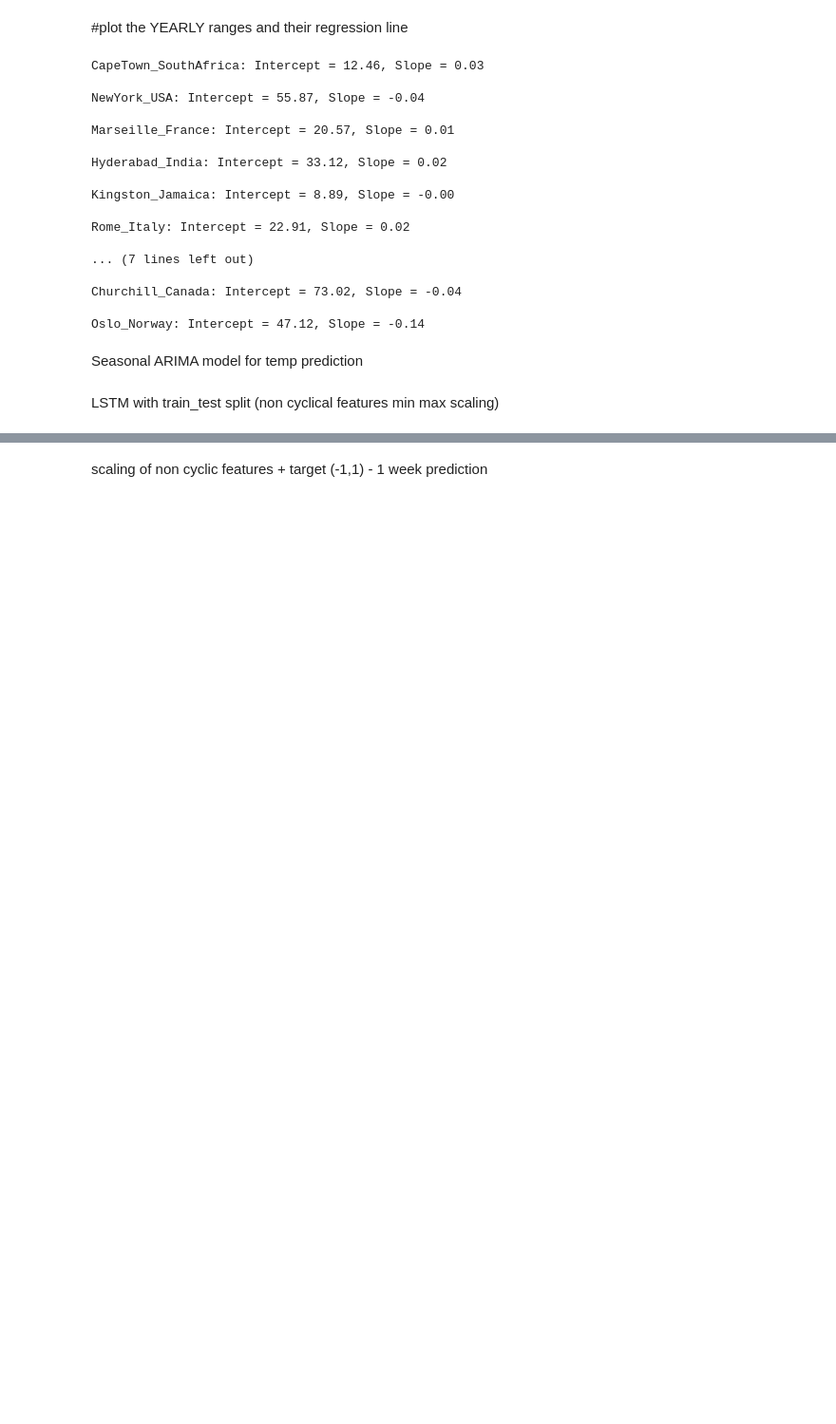
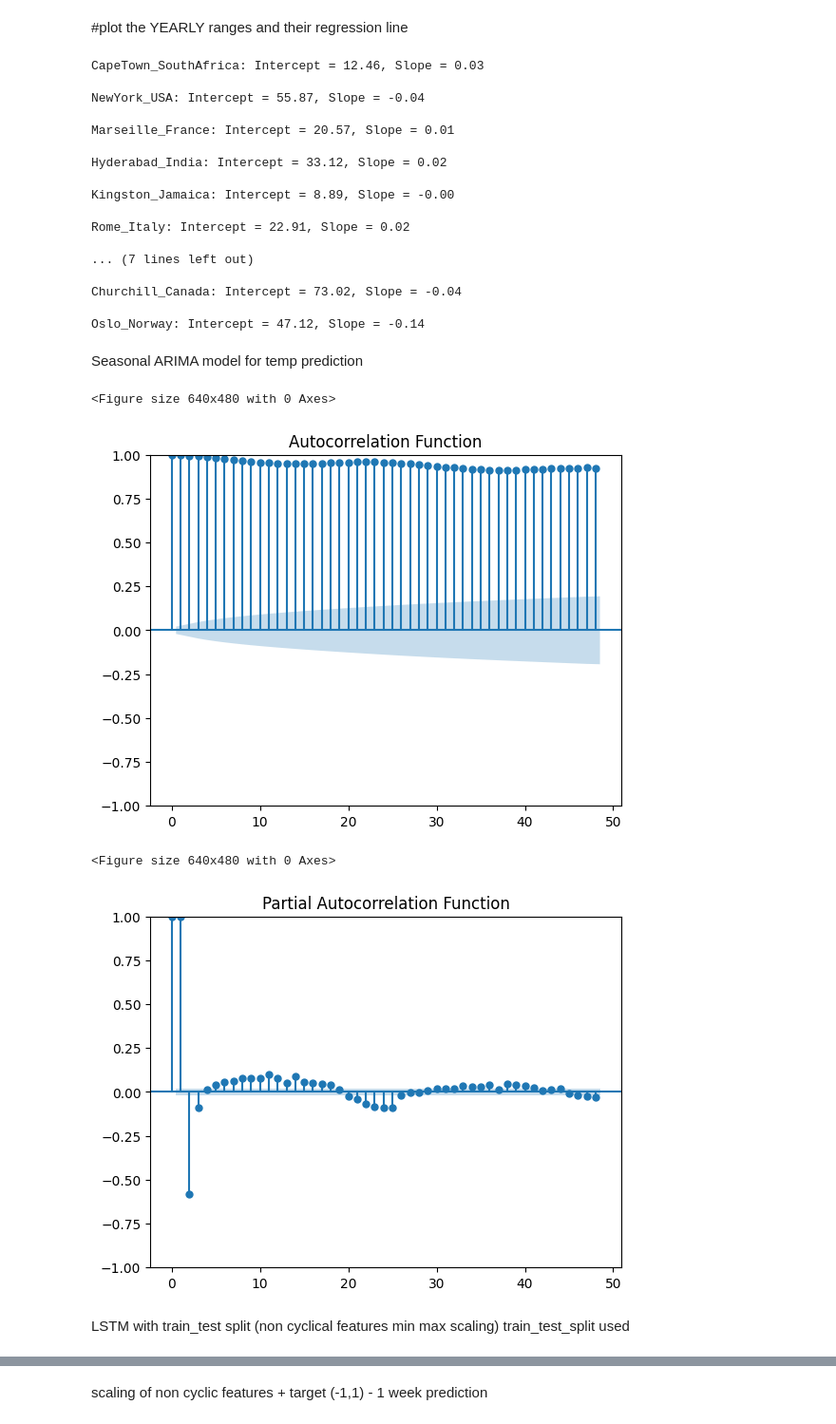
Before and after one commit to MaxTrivedi/Applied_DS_Weather, a Jupyter notebook: weather_cw.ipynb, the cells around one changed output, grey strips where cells are left out. Shown at 95% size. Saved outputs shown, nothing was run; the diff lists cells and outputs as text; code cells hidden in the pictures; blank space fills up the shorter version.

```diff
--- a/weather_cw.ipynb
+++ b/weather_cw.ipynb
@@ -857,27 +761,91 @@ Seasonal ARIMA model for temp prediction
 # %%
 import pandas as pd
 import matplotlib.pyplot as plt
 from statsmodels.tsa.statespace.sarimax import SARIMAX
 from statsmodels.graphics.tsaplots import plot_acf, plot_pacf
 import os
 import glob
+from sklearn.metrics import mean_squared_error
+from math import sqrt
+from statsmodels.tsa.stattools import adfuller
+
 
 #dictionary to store each location dataframe, filename will be the identifier
 file_paths = glob.glob("*.csv")
 
 # Define column names since the dataset does not include them
 columns = ['Year', 'Month', 'Day', 'Hour', 'Temperature', 'Precipitation', 'U_wind', 'V_wind']
 df = pd.read_csv('Rome_Italy.csv', names=columns)
 #convert kelvin to celcius
 df['Temperature'] = df['Temperature'] - 273.15
-# Example SARIMA parameters
-p, d, q = 1, 1, 1  # Non-seasonal parameters
-P, D, Q, s = 1, 1, 1, 24  # Seasonal parameters (assuming daily seasonality)
+
+first_year = df['Temperature'].head(24 * 7 * 52)
+#check stationarity using Augmented Dickey-Fuller test (if p < 0.05 then stationary o/w difference the data)
+#p_value = adfuller(df['Temperature'], autolag='AIC')
+#print(f"P value: {p_value[1]}")
 
 
+
+
+
+#24 lags to cover daily seasonality
+lags = 24
+#ACF #ACF shows the correlation of the series with its own lagged values,
+plt.figure()
+plot_acf(first_year, lags=48)
+plt.title('Autocorrelation Function')
+
+
+#plot PACF
+plt.figure()
+plot_pacf(first_year, lags=48, method='ywm')
+plt.title('Partial Autocorrelation Function')
+
+plt.show()
+# Example SARIMA parameters
+#p and seasonal P (num of autoregressive terms)
+#d and seasonal D (indicate differencing that must be done to stationarize series)
+#q and seasonal Q (indicate number of moving average terms (lags of the foregast error))
+#s indicates seasonal length in the data
+p, d, q = 1, 1, 2  # Non-seasonal parameters
+P, D, Q, s = 1, 1, 2, 24  # Seasonal parameters (assuming daily seasonality)
+
 #add split point, train , test and fit sarimax model
+# Split the dataset into training and testing sets
+#split_index = int(len(df) * 0.8)
+#train_data = df['Temperature'][:split_index]
+#test_data = df['Temperature'][split_index:]
+
+first_year_df = first_year.to_frame()
+split_index = int(len(first_year_df) * 0.8)
+train_data = first_year_df[:split_index]
+test_data = first_year_df[split_index:]
+
+model = SARIMAX(train_data, order=(p,d,q), seasonal_order = (P,D,Q,s))
+model_fit = model.fit()
+  #make predictions
+predictions = model_fit.predict(start=test_data.index[0], end=test_data.index[-1])
+
+mse = mean_squared_error(test_data, predictions)
+
+rmse = sqrt(mse)
+
+print(f"MSE:  {mse}")
+print(f"RMSE: {rmse}")
+
+plt.figure()
+plt.plot(test_data, label='Real Values')
+plt.plot(predictions, label='Predictions')
+plt.legend()
+plt.show()
+# %% [output]
+<Figure size 640x480 with 0 Axes>
+[figure, added]
+<Figure size 640x480 with 0 Axes>
+[figure, added]
 # %% [markdown]
 LSTM with train_test split (non cyclical features min max scaling)
+train_test_split used
 # %%
 import pandas as pd
 import numpy as np
```
Also changed, not shown: parts of 15 cells of this notebook.
